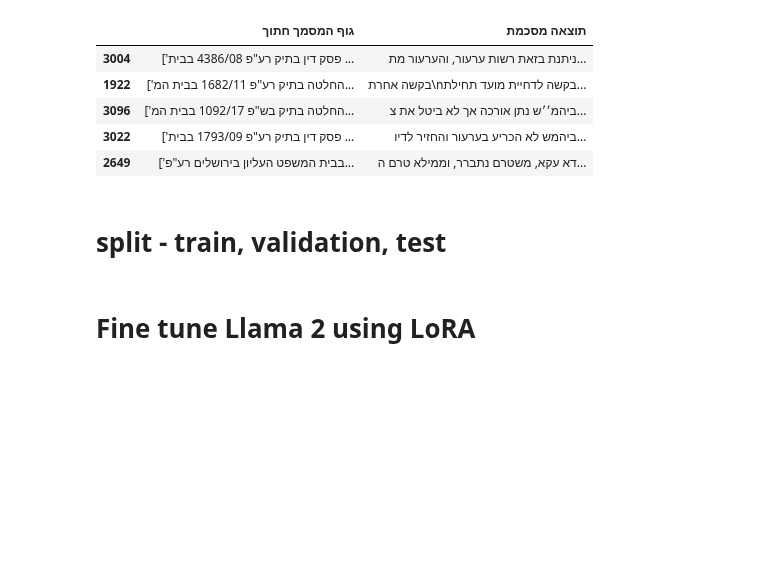
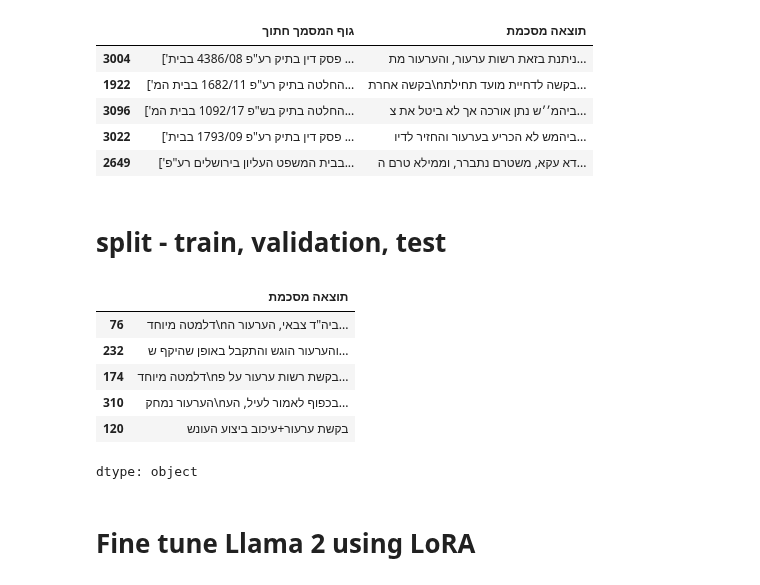
Before and after one commit to noambassat/SupremeCourtClassifier, a Jupyter notebook: LLM_Court.ipynb, the cells around one changed output. Cells and saved outputs as stored; diff of their text form; code cells hidden in the pictures; blank space fills up the shorter version.

```diff
--- a/LLM_Court.ipynb
+++ b/LLM_Court.ipynb
@@ -553,10 +549,20 @@ def convert_to_jsonl(data, filename):
                 ]
             }, f, ensure_ascii=False)
             f.write("\n")
-
+test_df = pd.DataFrame(test_data)
 convert_to_jsonl(train_data, "train.jsonl")
 convert_to_jsonl(valid_data, "valid.jsonl")
 convert_to_jsonl(test_data, "test.jsonl")
+# %%
+test_df["תוצאה מסכמת"].head()
+# %% [output]
+|  | תוצאה מסכמת |
+| 76 | דלמטה מיוחד\nביה"ד צבאי, הערעור ה... |
+| 232 | והערעור הוגש והתקבל באופן שהיקף ש... |
+| 174 | דלמטה מיוחד\nבקשת רשות ערעור על פ... |
+| 310 | הערעור נמחק\nבכפוף לאמור לעיל, הע... |
+| 120 | בקשת ערעור+עיכוב ביצוע העונש |
+dtype: object
 # %% [markdown]
 # Fine tune Llama 2 using LoRA
 # %%
```
Also changed, not shown: parts of 29 cells of this notebook.
